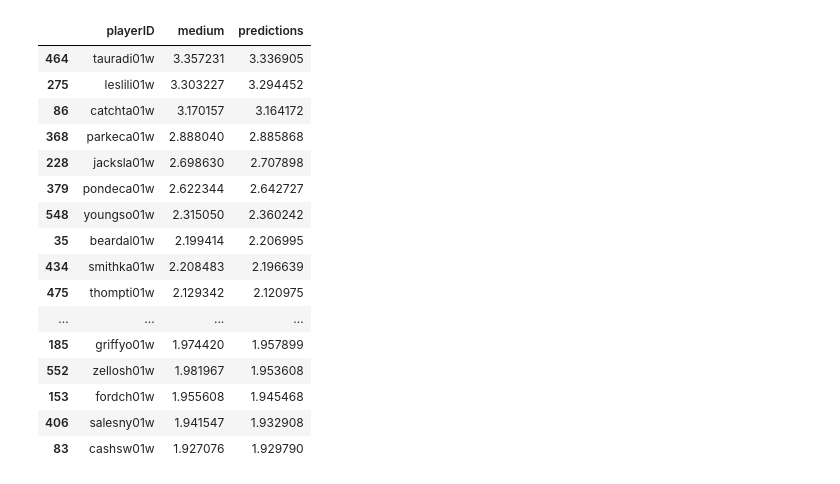
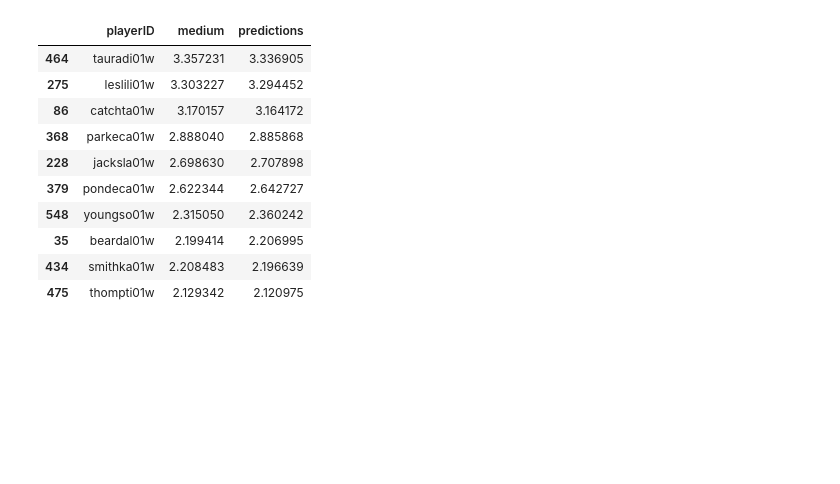
Before and after one commit to m21ark/ac, a Jupyter notebook: tmp.ipynb, the cells around one changed output. Saved outputs shown, nothing was run; the diff lists cells and outputs as text; code cells hidden in the pictures; blank space fills up the shorter version.

```diff
--- a/tmp.ipynb
+++ b/tmp.ipynb
@@ -16,27 +16,21 @@ df_players = clean_players(df_players)
 
 df_merged = merge_player_info(df_players, df_players_teams)
 # %%
-df_pred = player_rankings(df_merged)
+df_pred = player_rankings(df_merged) # TODO: to remove year 10 add parameter 9
 
 #sort by player rankings
 df_pred = df_pred.sort_values(by=['predictions'], ascending=False)
 
-df_pred.head(20)
+df_pred.head(10)
 # %% [output]
 |  | playerID | medium | predictions |
 | 464 | tauradi01w | 3.357231 | 3.336905 |
 | 275 | leslili01w | 3.303227 | 3.294452 |
 | 86 | catchta01w | 3.170157 | 3.164172 |
 | 368 | parkeca01w | 2.888040 | 2.885868 |
 | 228 | jacksla01w | 2.698630 | 2.707898 |
 | 379 | pondeca01w | 2.622344 | 2.642727 |
 | 548 | youngso01w | 2.315050 | 2.360242 |
 | 35 | beardal01w | 2.199414 | 2.206995 |
 | 434 | smithka01w | 2.208483 | 2.196639 |
 | 475 | thompti01w | 2.129342 | 2.120975 |
-| ... | ... | ... | ... |
-| 185 | griffyo01w | 1.974420 | 1.957899 |
-| 552 | zellosh01w | 1.981967 | 1.953608 |
-| 153 | fordch01w | 1.955608 | 1.945468 |
-| 406 | salesny01w | 1.941547 | 1.932908 |
-| 83 | cashsw01w | 1.927076 | 1.929790 |
```
Also changed, not shown: parts of 7 cells of this notebook, 2 other files.
